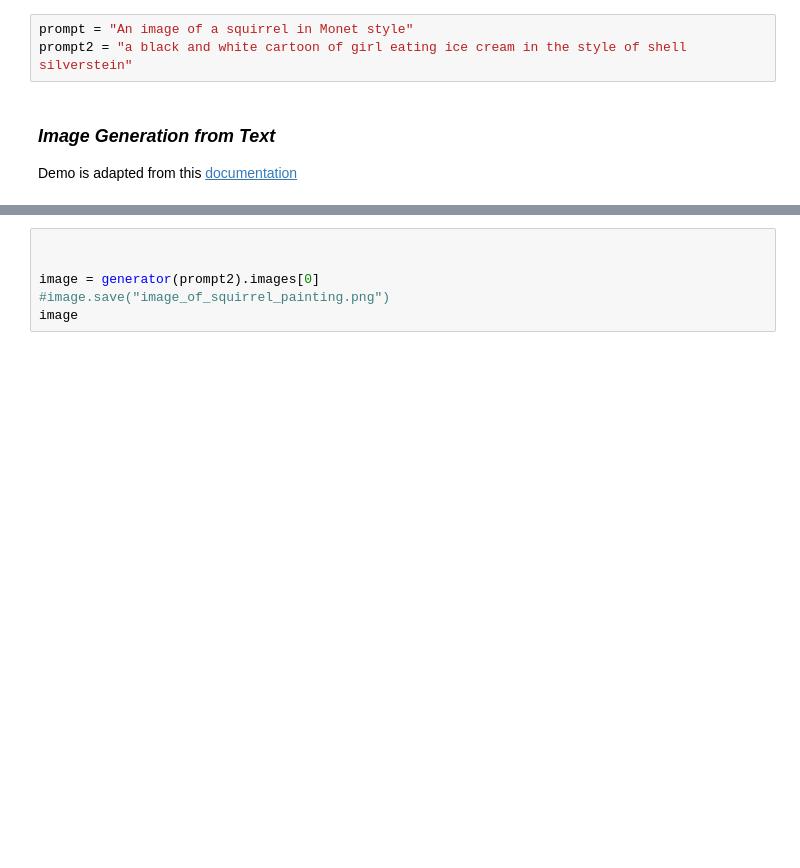
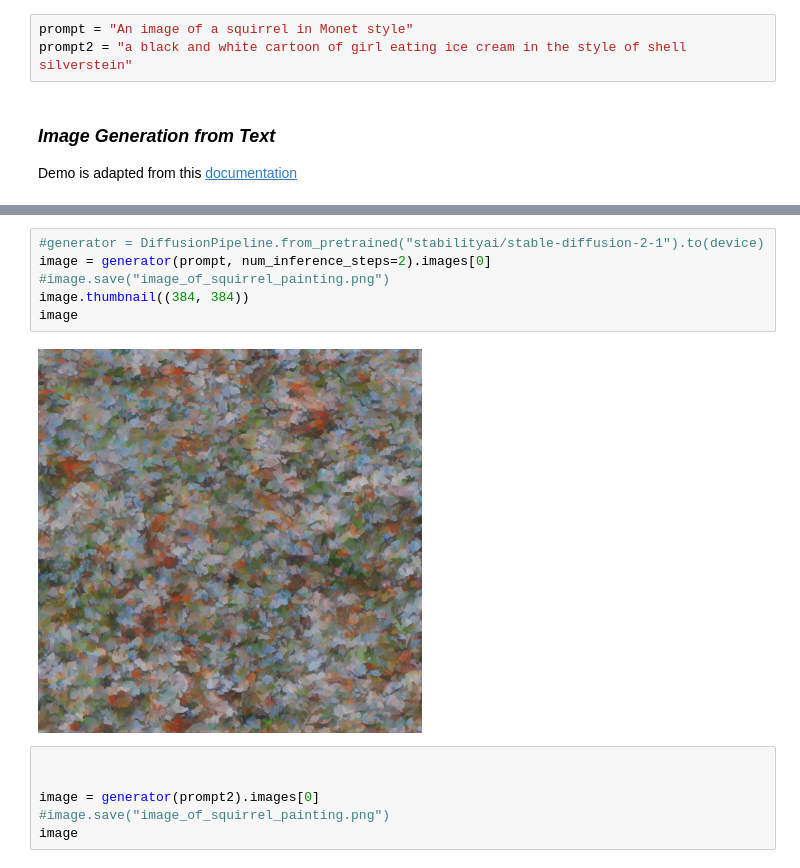
Before and after one commit to jkchandalia/nlpower, a Jupyter notebook: notebooks/4.1 Generative_AI_Diffusion.ipynb, the cells around one changed output, grey strips where cells are left out. Saved outputs shown, nothing was run; the diff lists cells and outputs as text; blank space fills up the shorter version.

```diff
--- a/notebooks/4.1 Generative_AI_Diffusion.ipynb
+++ b/notebooks/4.1 Generative_AI_Diffusion.ipynb
@@ -75,3 +77,11 @@ NameError: ignored
+# %%
+#generator = DiffusionPipeline.from_pretrained("stabilityai/stable-diffusion-2-1").to(device)
+image = generator(prompt, num_inference_steps=2).images[0]
+#image.save("image_of_squirrel_painting.png")
+image.thumbnail((384, 384))
+image
+# %% [output]
+[figure, added]
 # %%
 
 
```
Also changed, not shown: parts of 3 cells of this notebook.
